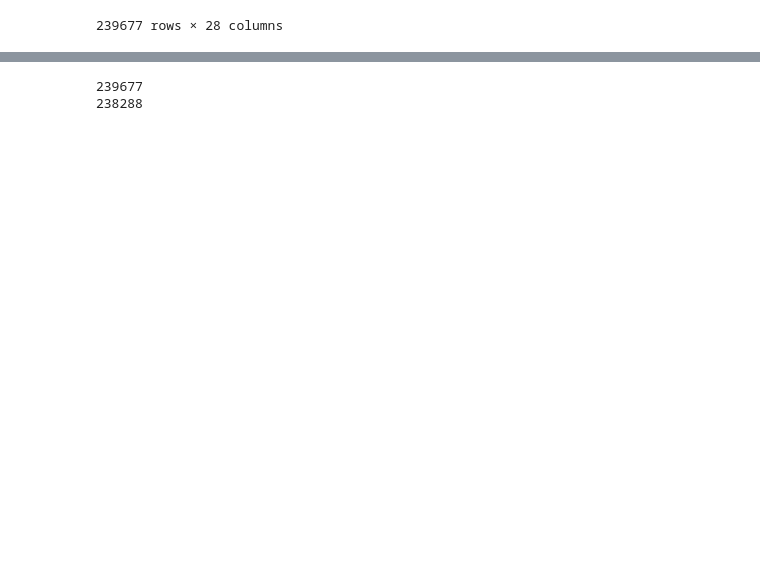
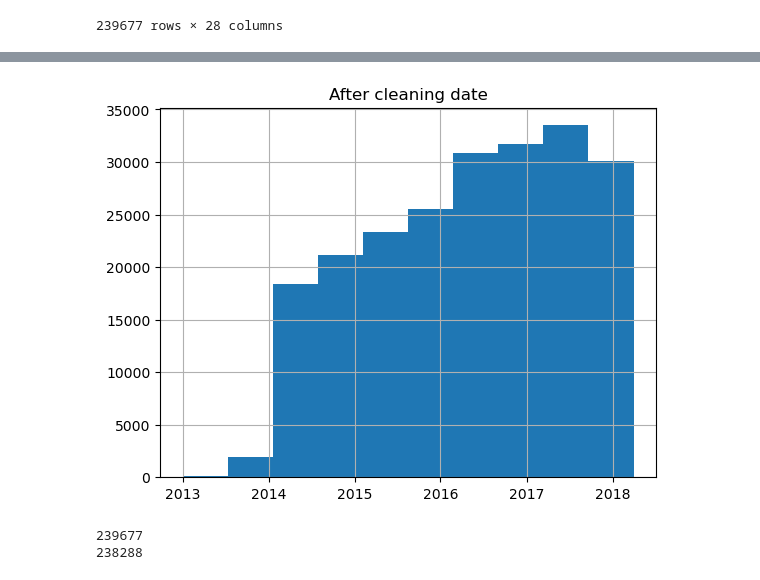
Before and after one commit to vezzusamu/dm-project, a Jupyter notebook: data_understanding.ipynb, the cells around one changed output, grey strips where cells are left out. Saved outputs shown, nothing was run; the diff lists cells and outputs as text; code cells hidden in the pictures; blank space fills up the shorter version.

```diff
--- a/data_understanding.ipynb
+++ b/data_understanding.ipynb
@@ -187,3 +194,10 @@ plt.show()
+# %%
+#plotting dates before cleaning
+df.hist(column="date")
+plt.title('After cleaning date')
+plt.show()
+# %% [output]
+[figure, added]
 # %%
 print(len(df))
 #print duplicates columns if they are not NaN
```
Also changed, not shown: parts of 14 cells of this notebook.
